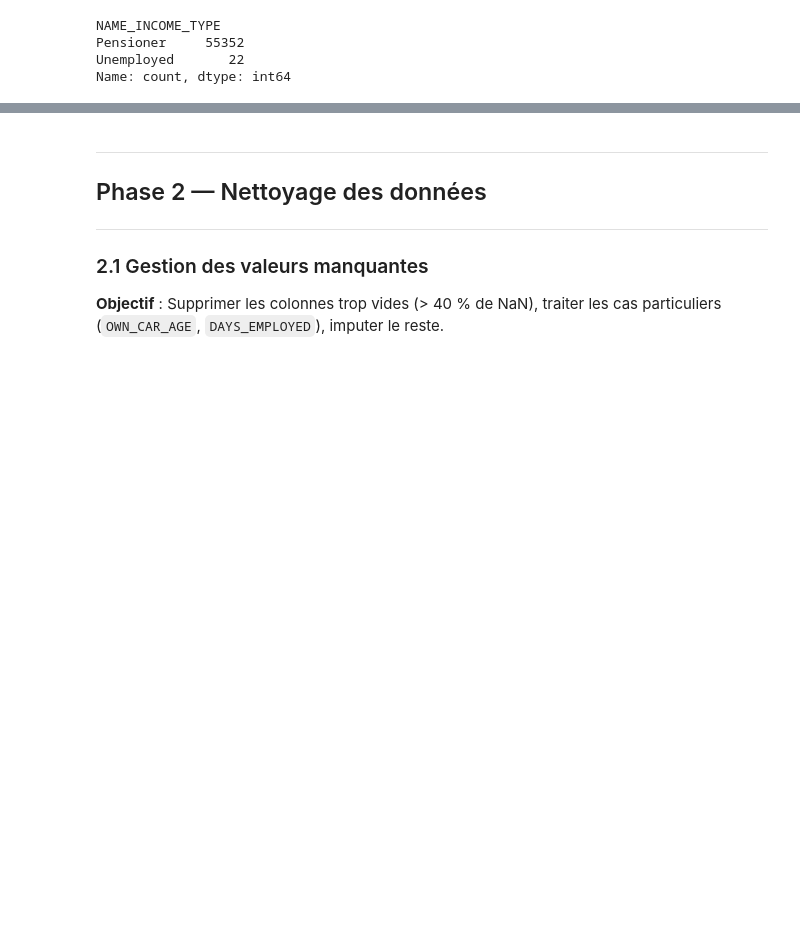
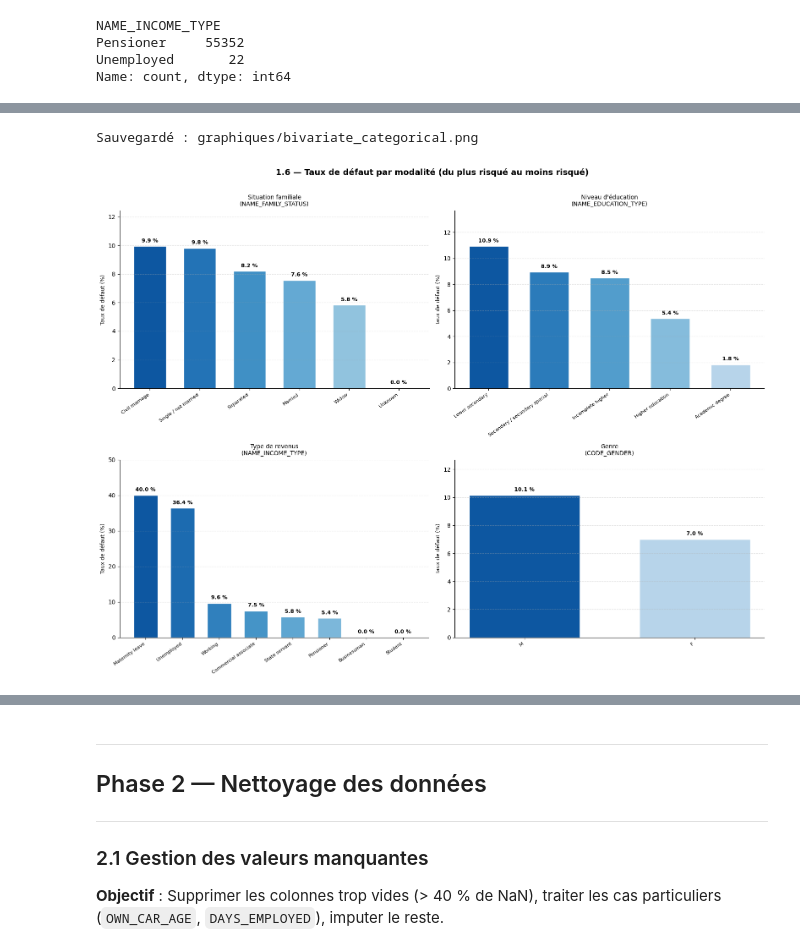
Before and after one commit to dibattista/Initiez-vous-au-MLOps, a Jupyter notebook: notebook.ipynb, the cells around one changed output, grey strips where cells are left out. Cells and saved outputs as stored; diff of their text form; code cells hidden in the pictures; blank space fills up the shorter version.

```diff
--- a/notebook.ipynb
+++ b/notebook.ipynb
@@ -837,0 +984,55 @@ application_train['DAYS_EMPLOYED'] = application_train['DAYS_EMPLOYED'].replace(
+# %%
+cat_vars = ['NAME_FAMILY_STATUS', 'NAME_EDUCATION_TYPE', 'NAME_INCOME_TYPE', 'CODE_GENDER']
+cat_labels = [
+    'Situation familiale\n(NAME_FAMILY_STATUS)',
+    "Niveau d'éducation\n(NAME_EDUCATION_TYPE)",
+    'Type de revenus\n(NAME_INCOME_TYPE)',
+    'Genre\n(CODE_GENDER)',
+]
+
+fig, axes = plt.subplots(2, 2, figsize=(16, 12))
+fig.suptitle(
+    "1.6 — Taux de défaut par modalité (du plus risqué au moins risqué)",
+    fontsize=14, fontweight='bold', y=1.01
+)
+
+for ax, var, label in zip(axes.flat, cat_vars, cat_labels):
+    # CODE_GENDER : XNA remplacé plus tard dans le pipeline — on l'exclut ici
+    if var == 'CODE_GENDER':
+        data = application_train[application_train['CODE_GENDER'] != 'XNA']
+    else:
+        data = application_train
+
+    default_rate = (
+        data.groupby(var)['TARGET']
+        .mean()
+        .sort_values(ascending=False)
+    )
+    n = len(default_rate)
+    # Palette bleue : foncé = plus risqué, clair = moins risqué (distinct de rouge/vert TARGET)
+    colors = [plt.cm.Blues(v) for v in np.linspace(0.85, 0.3, n)]
+    bars = ax.bar(range(n), default_rate.values * 100, color=colors, edgecolor='white', width=0.65)
+
+    ax.set_xticks(range(n))
+    ax.set_xticklabels(default_rate.index, rotation=35, ha='right', fontsize=8)
+    ax.set_title(label, fontsize=10, pad=8)
+    ax.set_ylabel("Taux de défaut (%)", fontsize=9)
+    ax.set_ylim(0, default_rate.values.max() * 100 * 1.25)
+    ax.grid(axis='y', linestyle='--', alpha=0.4)
+    ax.spines[['top', 'right']].set_visible(False)
+
+    for bar, val in zip(bars, default_rate.values):
+        ax.text(
+            bar.get_x() + bar.get_width() / 2,
+            bar.get_height() + default_rate.values.max() * 100 * 0.02,
+            f"{val * 100:.1f} %",
+            ha='center', va='bottom', fontsize=9, fontweight='bold'
+        )
+
+plt.tight_layout()
+plt.savefig('graphiques/bivariate_categorical.png', dpi=150, bbox_inches='tight')
+print("Sauvegardé : graphiques/bivariate_categorical.png")
+plt.show()
+# %% [output]
+Sauvegardé : graphiques/bivariate_categorical.png
+[figure, added]
```
Also changed, not shown: parts of 19 cells of this notebook, 6 other files.
